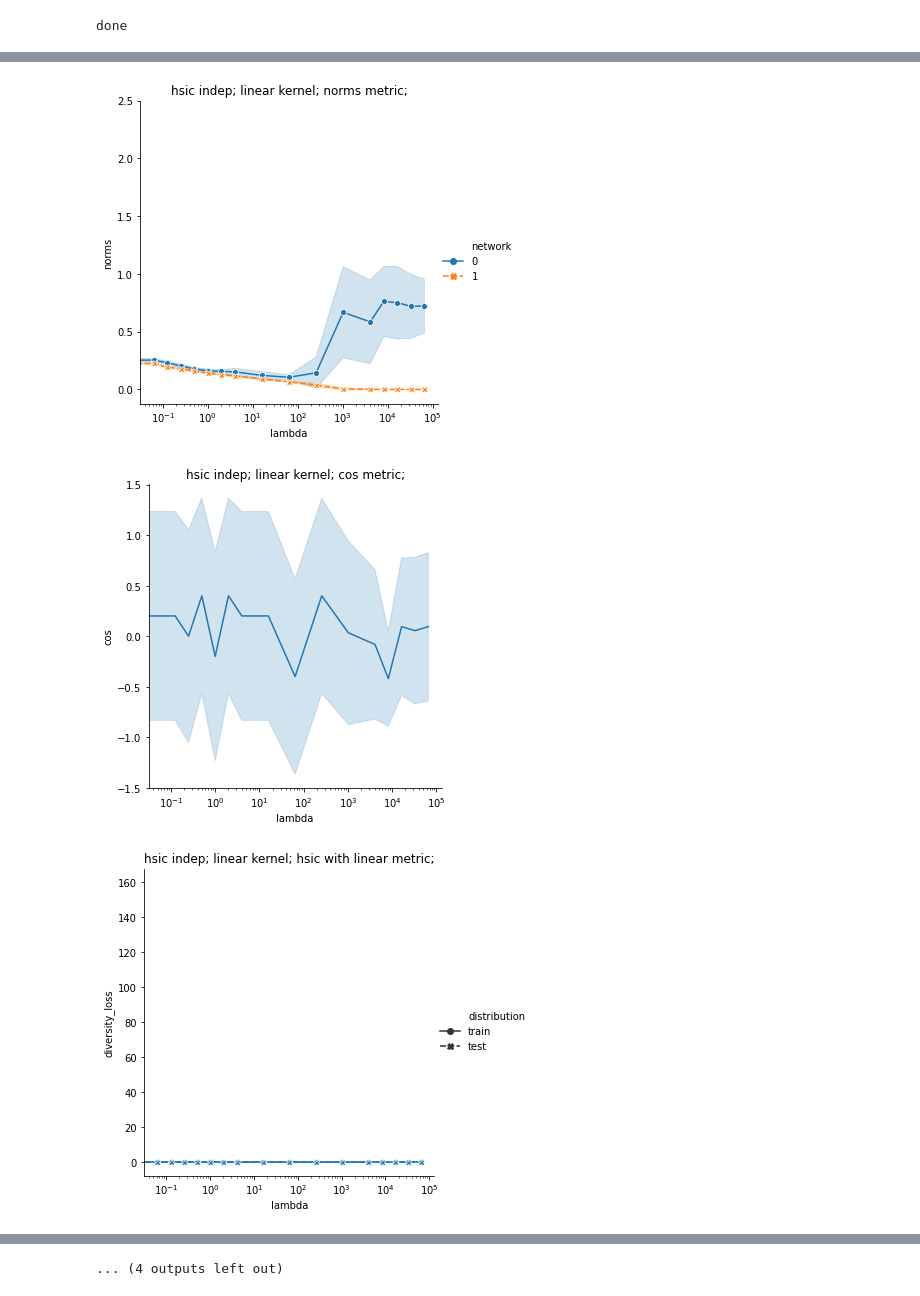
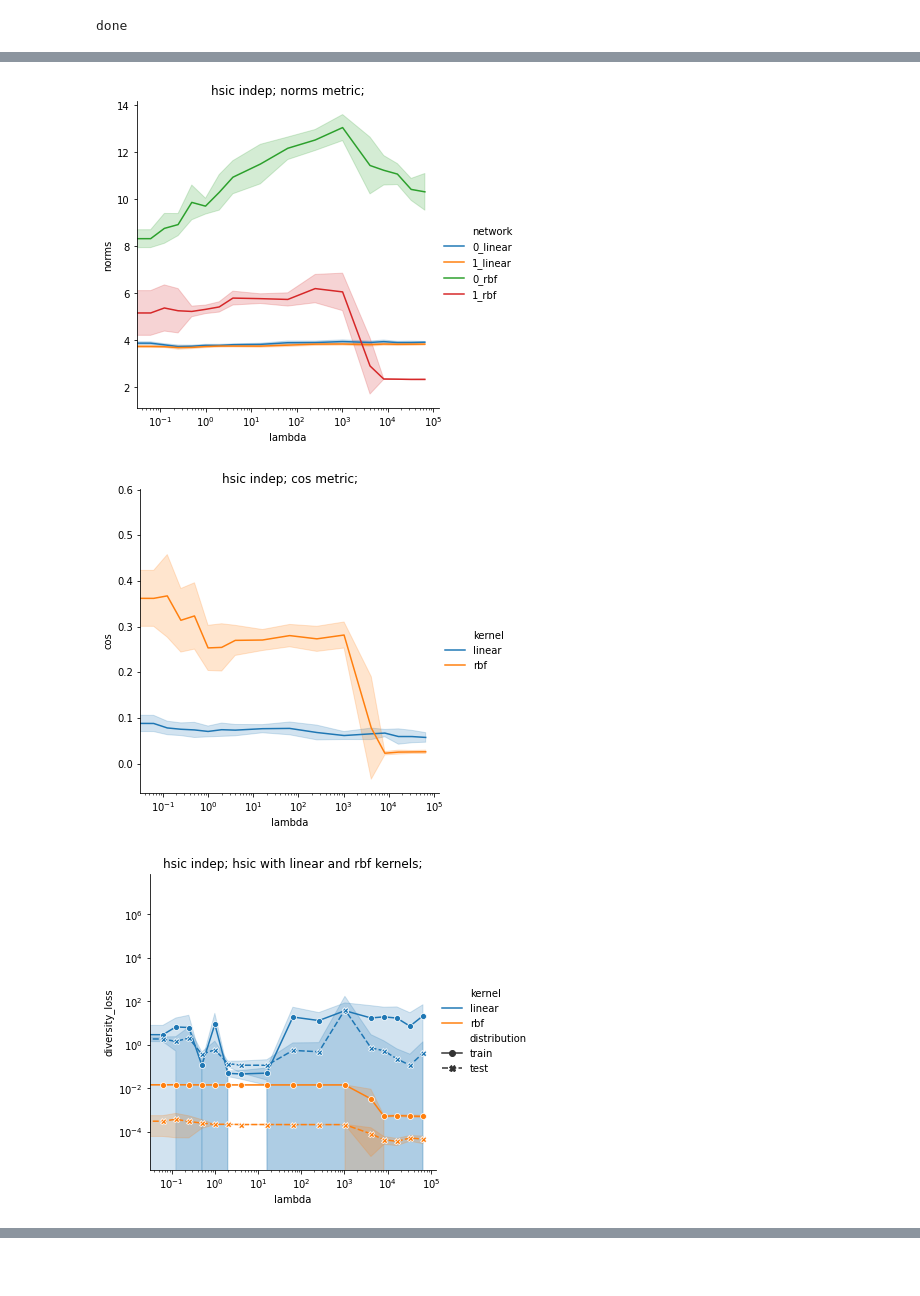
Before and after one commit to ericpts/hsic, a Jupyter notebook: eric/plot_experiments.ipynb, the cells around one changed output, grey strips where cells are left out. Drawn from its saved outputs; the diff is of its cells as text; code cells hidden in the pictures; blank space fills up the shorter version.

```diff
--- a/eric/plot_experiments.ipynb
+++ b/eric/plot_experiments.ipynb
@@ -101,7 +85,8 @@ done
 # %%
 def data_for_kernel(problem: str, indep: str, k: str, column: str, swap_by_column: Optional[str] = None) -> pd.DataFrame:
     data = []
-    for l in lambdas:
+
+    for l in stats[problem][indep][k].keys():
         col = stats[problem][indep][k][l][column]
 
         if swap_by_column:
@@ -116,14 +101,16 @@ def data_for_kernel(problem: str, indep: str, k: str, column: str, swap_by_colum
 
                 for ix, d in enumerate(run_value):
                     data.append({
-                        'lambda': l,
+                        'lambda': float(l),
                         column: d,
-                        'network': ix
+                        'network': f'{ix}_{k}',
+                        'kernel': k,
                     })
             else:
                 data.append({
-                    'lambda': l,
+                    'lambda': float(l),
                     column: run_value,
+                    'kernel': k,
                 })
 
     return pd.DataFrame(data=data)
@@ -130,47 +300,51 @@ def data_for_kernel(problem: str, indep: str, k: str, column: str, swap_by_colum
 # %%
-problem = 'toy'
+problem = 'biased_mnist'
+
+os.makedirs(f'{problem}/plots', exist_ok=True)
 
 for indep in indep_measures:
-    for k in kernels:
-        for metric in ['norms', 'cos']:
-            df = data_for_kernel(problem, indep, k, metric, swap_by_column='norms')
-
-            if 'network' in df:
-                hue = 'network'
-            else:
-                hue = None
-            plot = sns.relplot(x="lambda", y=metric, ci="sd", kind="line", hue=hue, style=hue, markers=True, data=df)
-            plot.set(xscale="log")
-            plot.set(title=f'{indep} indep; {k} kernel; {metric} metric;')
-            os.makedirs(f'{problem}/plots', exist_ok=True)
-            plot.savefig(f'{problem}/plots/{indep}_{k}_{metric}.png')
+    metric = 'norms'
+    df = pd.concat([data_for_kernel(problem, indep, k, metric, swap_by_column='norms') for k in kernels])
+    plot = sns.relplot(x="lambda", y=metric, ci="sd", kind="line", hue='network', data=df)
+    plot.set(xscale="log")
+    plot.set(title=f'{indep} indep; {metric} metric;')
+    plot.savefig(f'{problem}/plots/{indep}_{metric}.png')
 
 
+    metric = 'cos'
+    df = pd.concat([data_for_kernel(problem, indep, k, metric, swap_by_column='norms') for k in kernels])
+    plot = sns.relplot(x="lambda", y=metric, ci="sd", kind="line", hue='kernel', data=df)
+    plot.set(xscale="log")
+    plot.set(title=f'{indep} indep; {metric} metric;')
+    plot.savefig(f'{problem}/plots/{indep}_{metric}.png')
 
+
+    dfs = []
+    for k in kernels:
         df_train = data_for_kernel(problem, indep, k, 'train_diversity_loss', swap_by_column='norms').rename(columns={'train_diversity_loss': "diversity_loss"})
         df_train['distribution'] = 'train'
         df_test = data_for_kernel(problem, indep, k, 'test_diversity_loss', swap_by_column='norms').rename(columns={'test_diversity_loss': f"diversity_loss"})
         df_test['distribution'] = 'test'
-        df = pd.concat([df_train, df_test])
-        plot = sns.relplot(x="lambda", y='diversity_loss', ci="sd", kind="line", style='distribution', markers=True, data=df)
-        plot.set(xscale="log")
-        plot.set(title=f'{indep} indep; {k} kernel; {indep} with {k} metric;')
-        os.makedirs(f'{problem}/plots', exist_ok=True)
-        plot.savefig(f'{problem}/plots/{indep}_{k}_accuracy.png')
+        dfs.append(pd.concat([df_train, df_test]))
 
+    df = pd.concat(dfs)
+    plot = sns.relplot(x="lambda", y='diversity_loss', ci="sd", kind="line", hue='kernel', style='distribution', markers=True, data=df)
+    plot.set(xscale="log")
+    plot.set(yscale="log")
+    plot.set(title=f'{indep} indep; {indep} with linear and rbf kernels;')
+    plot.savefig(f'{problem}/plots/{indep}_diversity.png')
 
-
+    for k in kernels:
         df_train = data_for_kernel(problem, indep, k, 'train_accuracy', swap_by_column='train_accuracy').rename(columns={'train_accuracy': 'accuracy'})
         df_train['distribution'] = 'train'
         df_test = data_for_kernel(problem, indep, k, 'test_accuracy', swap_by_column='train_accuracy').rename(columns={'test_accuracy': 'accuracy'})
         df_test['distribution'] = 'test'
         df = pd.concat([df_train, df_test])
-        plot = sns.relplot(x="lambda", y='accuracy', ci="sd", kind="line", hue='network', style='distribution', markers=True, data=df)
+        plot = sns.relplot(x="lambda", y='accuracy', ci="sd", kind="line", hue='network', style='distribution', data=df)
         plot.set(xscale="log")
         plot.set(title=f'{indep} indep; {k} kernel; accuracy metric;')
-        os.makedirs(f'{problem}/plots', exist_ok=True)
         plot.savefig(f'{problem}/plots/{indep}_{k}_accuracy.png')
 # %% [output]
-[figure, old version]
+[figure, new version]
-[figure, old version]
+[figure, new version]
-[figure, old version]
+[figure, new version]
@@ -186 +357,0 @@ for indep in indep_measures:
-... (4 outputs left out)
```
Also changed, not shown: parts of 6 cells of this notebook, 2 other files.
